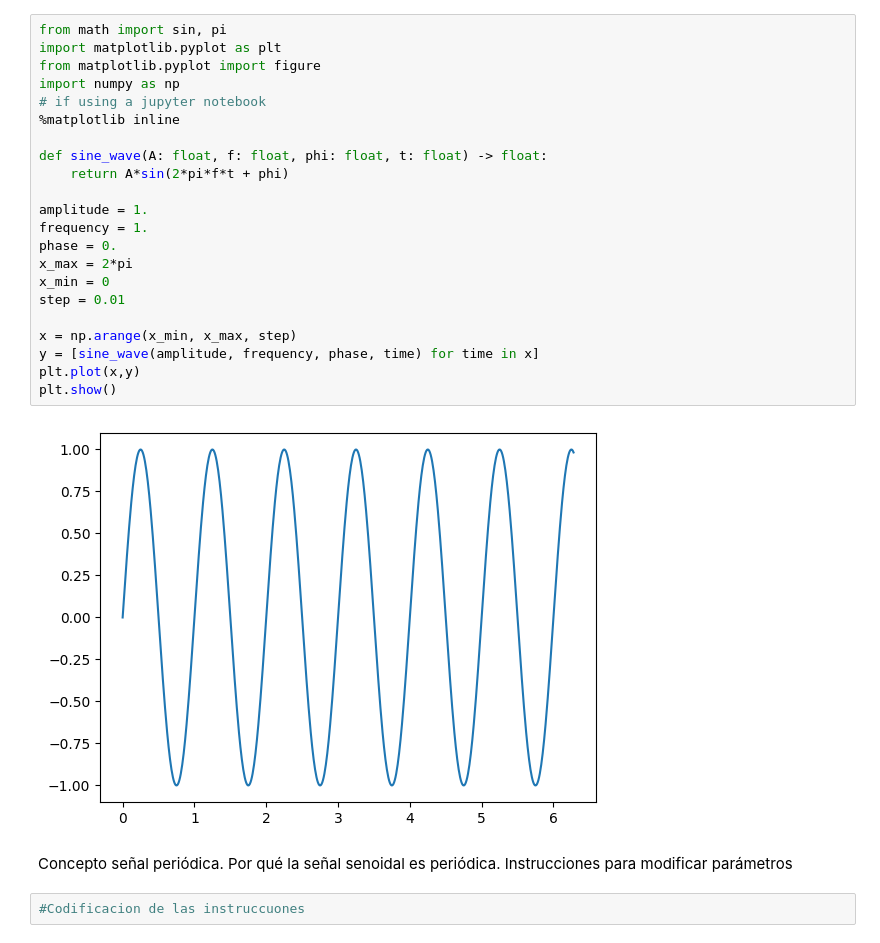
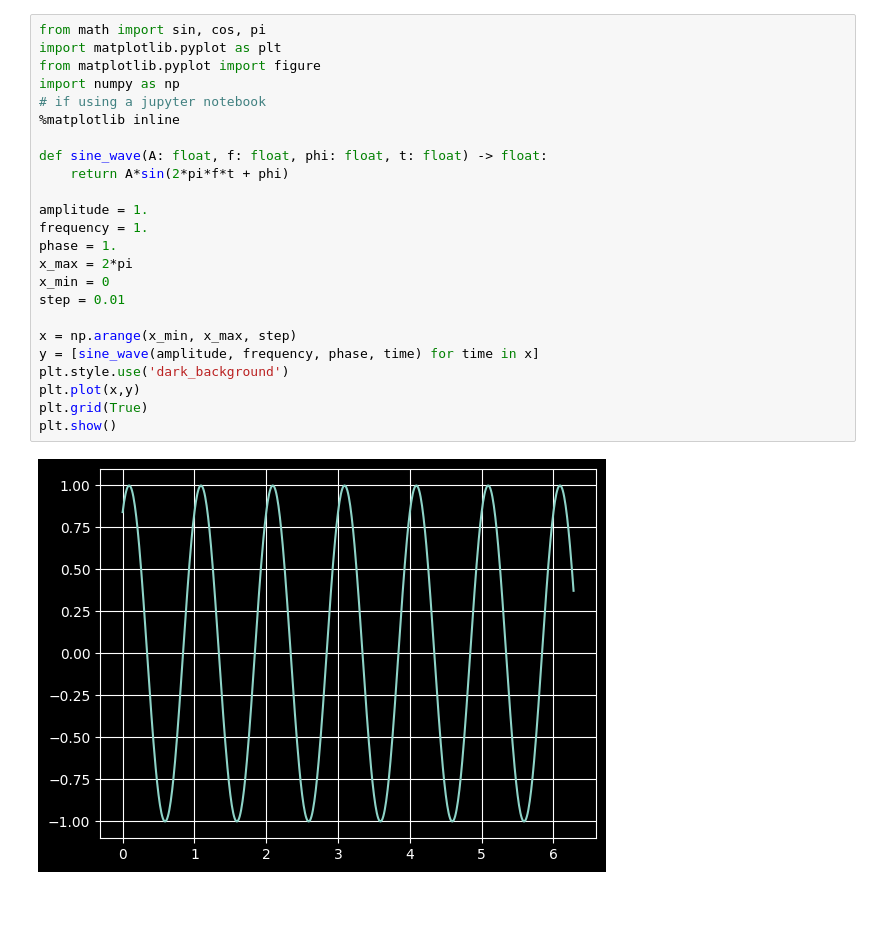
Before and after one commit to diegopalaciosp/Propiedades-de-las-se-ales-senoidales, a Jupyter notebook: Laboratorio7.ipynb, the cells around one changed output. Cells and saved outputs as stored; diff of their text form; blank space fills up the shorter version.

```diff
--- a/Laboratorio7.ipynb
+++ b/Laboratorio7.ipynb
@@ -15,28 +22,26 @@ Lorem
 # %%
-from math import sin, pi
+from math import sin, cos, pi
 import matplotlib.pyplot as plt
 from matplotlib.pyplot import figure
 import numpy as np
 # if using a jupyter notebook
 %matplotlib inline
 
 def sine_wave(A: float, f: float, phi: float, t: float) -> float:
     return A*sin(2*pi*f*t + phi)
 
 amplitude = 1.
 frequency = 1.
-phase = 0.
+phase = 1.
 x_max = 2*pi
 x_min = 0
 step = 0.01
 
 x = np.arange(x_min, x_max, step)
 y = [sine_wave(amplitude, frequency, phase, time) for time in x]
+plt.style.use('dark_background')
 plt.plot(x,y)
+plt.grid(True)
 plt.show()
 # %% [output]
-[figure, old version]
+[figure, new version]
-# %% [markdown]
-<p>Concepto señal periódica. Por qué la señal senoidal es periódica. Instrucciones para modificar parámetros</p>
-# %%
-#Codificacion de las instruccuones
```
Also changed, not shown: parts of 18 cells of this notebook.
